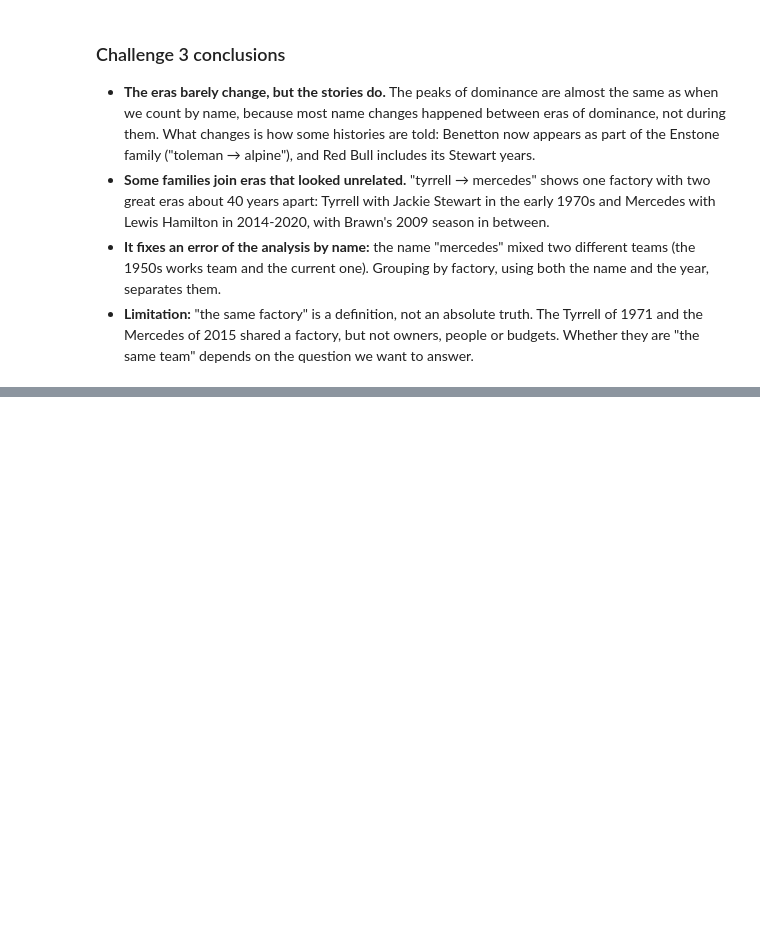
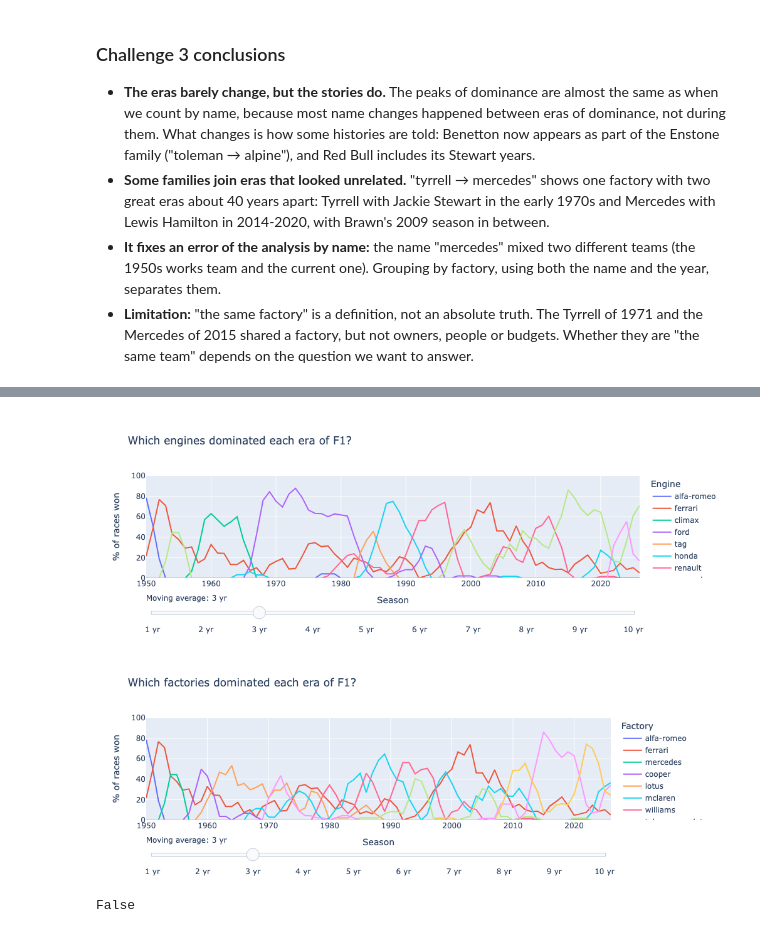
Before and after one commit to AliR-lab/f1-analytics, a Jupyter notebook: notebooks/01_dominant_teams.ipynb, the cells around one changed output, grey strips where cells are left out. Drawn from its saved outputs; the diff is of its cells as text; code cells hidden in the pictures; blank space fills up the shorter version.

```diff
--- a/notebooks/01_dominant_teams.ipynb
+++ b/notebooks/01_dominant_teams.ipynb
@@ -542,0 +640,28 @@ plt.show()
+# %%
+fig_teams = era_chart(pivot, order, "Which teams dominated each era of F1?", "Team")
+fig_engines = era_chart(engine_pivot, engine_order, "Which engines dominated each era of F1?", "Engine")
+fig_factories = era_chart(factory_pivot, factory_order, "Which factories dominated each era of F1?", "Factory")
+
+fig_engines.show()
+fig_factories.show()
+# %% [output]
+[figure, added]
+[figure, added]
+# %%
+from pathlib import Path
+
+template = Path("../dashboard/template.html").read_text(encoding="utf-8")
+
+html_teams = fig_teams.to_html(full_html=False, include_plotlyjs="cdn", auto_play=False)
+html_engines = fig_engines.to_html(full_html=False, include_plotlyjs=False, auto_play=False)
+html_factories = fig_factories.to_html(full_html=False, include_plotlyjs=False, auto_play=False)
+
+page = template.replace("{{TEAMS_CHART}}", html_teams)
+page = page.replace("{{ENGINES_CHART}}", html_engines)
+page = page.replace("{{FACTORIES_CHART}}", html_factories)
+
+Path("../docs").mkdir(exist_ok=True)
+Path("../docs/index.html").write_text(page, encoding="utf-8")
+print("{{" in page)
+# %% [output]
+False
```
Also changed, not shown: parts of 6 cells of this notebook, 4 other files.
